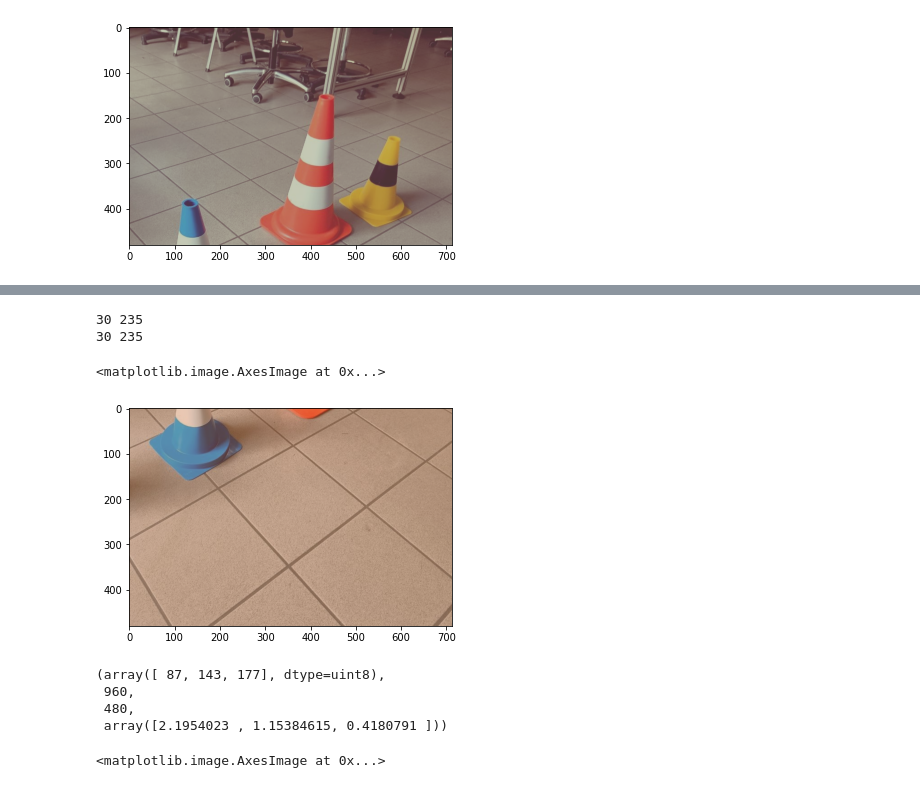
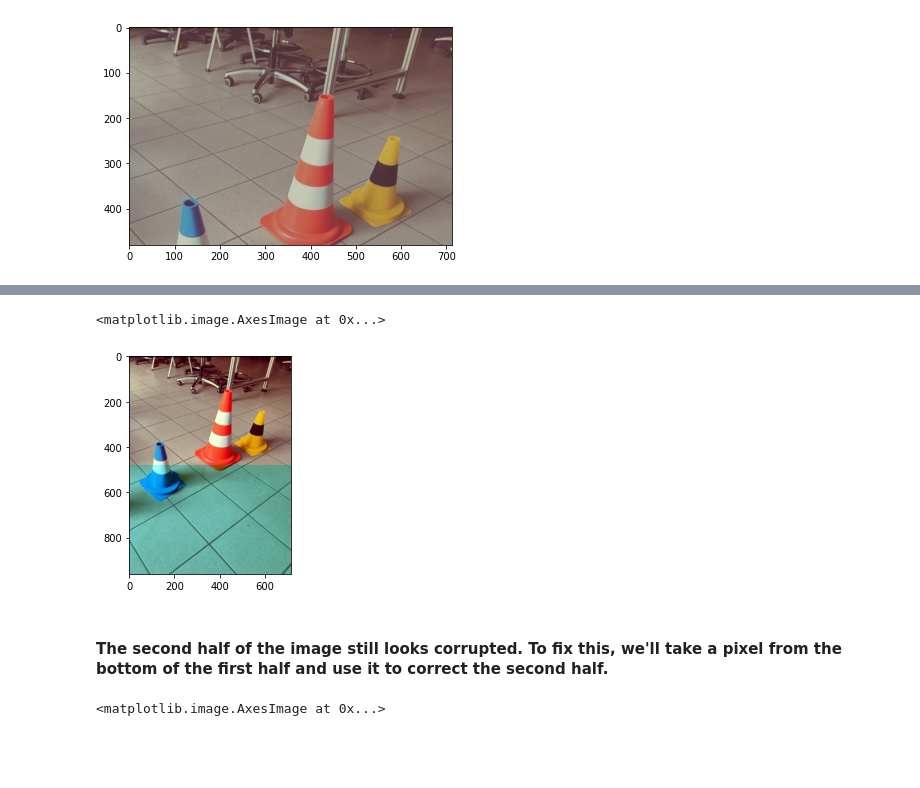
Before and after one commit to Kh0uloud/recruiting-sw-project, a Jupyter notebook: Driveless_Project1_Recovered.ipynb, the cells around one changed output, grey strips where cells are left out. Saved outputs shown, nothing was run; the diff lists cells and outputs as text; code cells hidden in the pictures; blank space fills up the shorter version.

Commit message:
Code of recovered image

```diff
--- a/Driveless_Project1_Recovered.ipynb
+++ b/Driveless_Project1_Recovered.ipynb
@@ -8,5 +22,5 @@ import matplotlib.pyplot as plt
 # %%
-img= Image.open ('/content/corrupted.png')
+img= Image.open ('corrupted.png')
 x,y= img.size
 i=np.array(img)
 plt.imshow(i)
@@ -14,9 +28,10 @@ plt.imshow(i)
 <matplotlib.image.AxesImage at 0x...>
 [figure]
 # %%
+#Flip Image
 m= np.zeros((y,x,3), dtype=np.uint8)
-m[:480,:]= i[480:,:]
-m[480:,:]= i[:480,:]
+m[:int(y/2),:]= i[int(y/2):,:]
+m[int(y/2):,:]= i[:int(y/2),:]
 plt.imshow(m)
 # %% [output]
 <matplotlib.image.AxesImage at 0x...>
@@ -49,0 +68,14 @@ corrected_image1[479,125] , ma[0,125]
+# %%
+#The second half
+ma= np.zeros((int(y/2),x,3), dtype=np.uint8)
+ma[:,:]= m[int(y/2):,:]
+
+#flip the BGR (OpenCV format) format into RGB format (PIL)
+correct_pixel=[52, 143, 197]
+
+# Estimate the scaling factors for each color channel
+scaling_factors = correct_pixel / ma[541- int(y/2), 128]
+
+# Apply the scaling factors to the affected image to correct the chromatic aberration
+corrected_image2 = np.clip(ma * scaling_factors, 50, 200).astype(np.uint8)
+plt.imshow(corrected_image2)
@@ -50,22 +85,17 @@ corrected_image1[479,125] , ma[0,125]
 # %%
-ma= np.zeros((int(y/2),x,3), dtype=np.uint8)
-ma[:,:]= m[int(y/2):,:]
-print(ma.min(), ma.max())
-#ma = (np.round(((ma-30)/205)*150 +50)).astype(np.uint8)
-print(ma.min(), ma.max())
-plt.imshow(ma)
+#stack the two halves of the image
+
+mr= np.zeros((y,x,3), dtype=np.uint8)
+mr[:int(y/2),:]= corrected_image1
+mr[int(y/2):,:]= corrected_image2
+mr = (np.round(((mr-50)/150)*255)).astype(np.uint8)
+
+plt.imshow(mr)
 # %% [output]
-30 235
-30 235
+<matplotlib.image.AxesImage at 0x...>
-<matplotlib.image.AxesImage at 0x...>
-[figure, old version]
+[figure, new version]
-# %%
-ma[541-int(y/2), 128], y, int(y/2), correct_pixel / ma[541-int(y/2), 128]
-# %% [output]
-(array([ 87, 143, 177], dtype=uint8),
- 960,
- 480,
- array([2.1954023 , 1.15384615, 0.4180791 ]))
+# %% [markdown]
+<h4>The second half of the image still looks corrupted. To fix this, we'll take a pixel from the bottom of the first half and use it to correct the second half.</h4>
 # %%
 correct_pixel=corrected_image1[475, 10]
 # Estimate the scaling factors for each color channel
```
Also changed, not shown: parts of 8 cells of this notebook.
